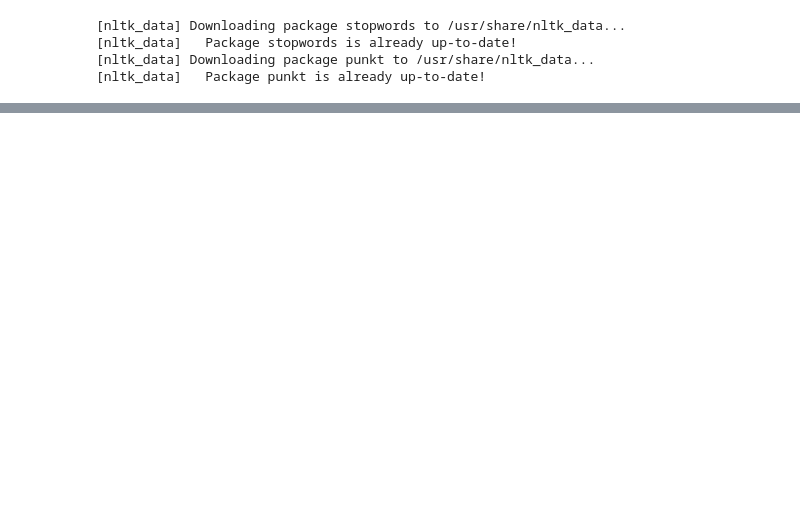
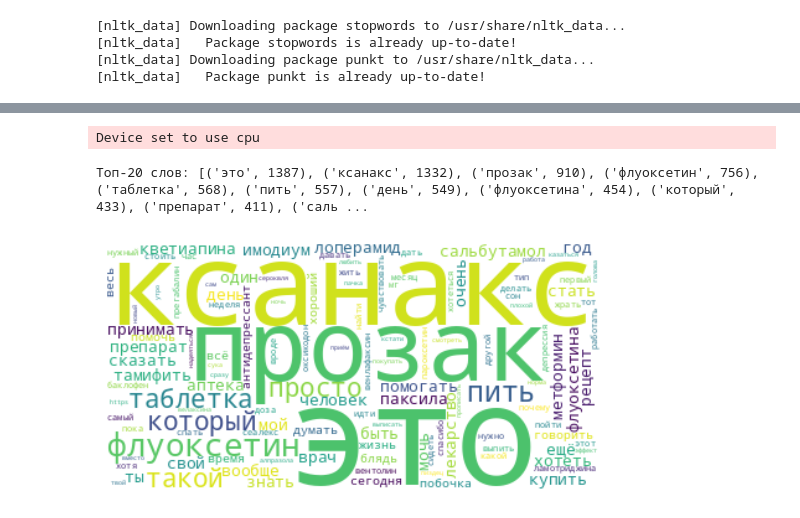
Before and after one commit to DamirGainatullin/nlp-hw, a Jupyter notebook: damir_gainatullin.ipynb, the cells around one changed output, grey strips where cells are left out. Cells and saved outputs as stored; diff of their text form; code cells hidden in the pictures; blank space fills up the shorter version.

```diff
--- a/damir_gainatullin.ipynb
+++ b/damir_gainatullin.ipynb
@@ -161,3 +163,35 @@ train_data['cleaned_tweet'] = train_data['tweet'].apply(preprocess_text)
+# %%
+# Sentiment analysis
+
+classifier = pipeline("sentiment-analysis", model="blanchefort/rubert-base-cased-sentiment")
+
+def analyze_sentiment(text):
+    result = classifier(text)[0]
+    return result['label'], result['score']
+
+train_data[['sentiment_label', 'sentiment_score']] = train_data['cleaned_tweet'].apply(
+    lambda x: pd.Series(analyze_sentiment(x))
+)
+
+# print(train_data)
+# %% [output]
+Device set to use cpu
+# %%
+def get_top_n_words(corpus, n=None):
+    words = ' '.join(corpus).split()
+    return Counter(words).most_common(n)
+
+all_tweets = train_data['cleaned_tweet']
+top_words = get_top_n_words(all_tweets, n=20)
+print("Топ-20 слов:", top_words)
+
+wordcloud = WordCloud(background_color='white').generate(' '.join(all_tweets))
+plt.imshow(wordcloud, interpolation='bilinear')
+plt.axis("off")
+plt.show()
+# %% [output]
+Топ-20 слов: [('это', 1387), ('ксанакс', 1332), ('прозак', 910), ('флуоксетин', 756), ('таблетка', 568), ('пить', 557), ('день', 549), ('флуоксетина', 454), ('который', 433), ('препарат', 411), ('саль ...
+[figure, added]
 # %%
 train_data.head()
 # %% [output]
```
Also changed, not shown: parts of 11 cells of this notebook.
